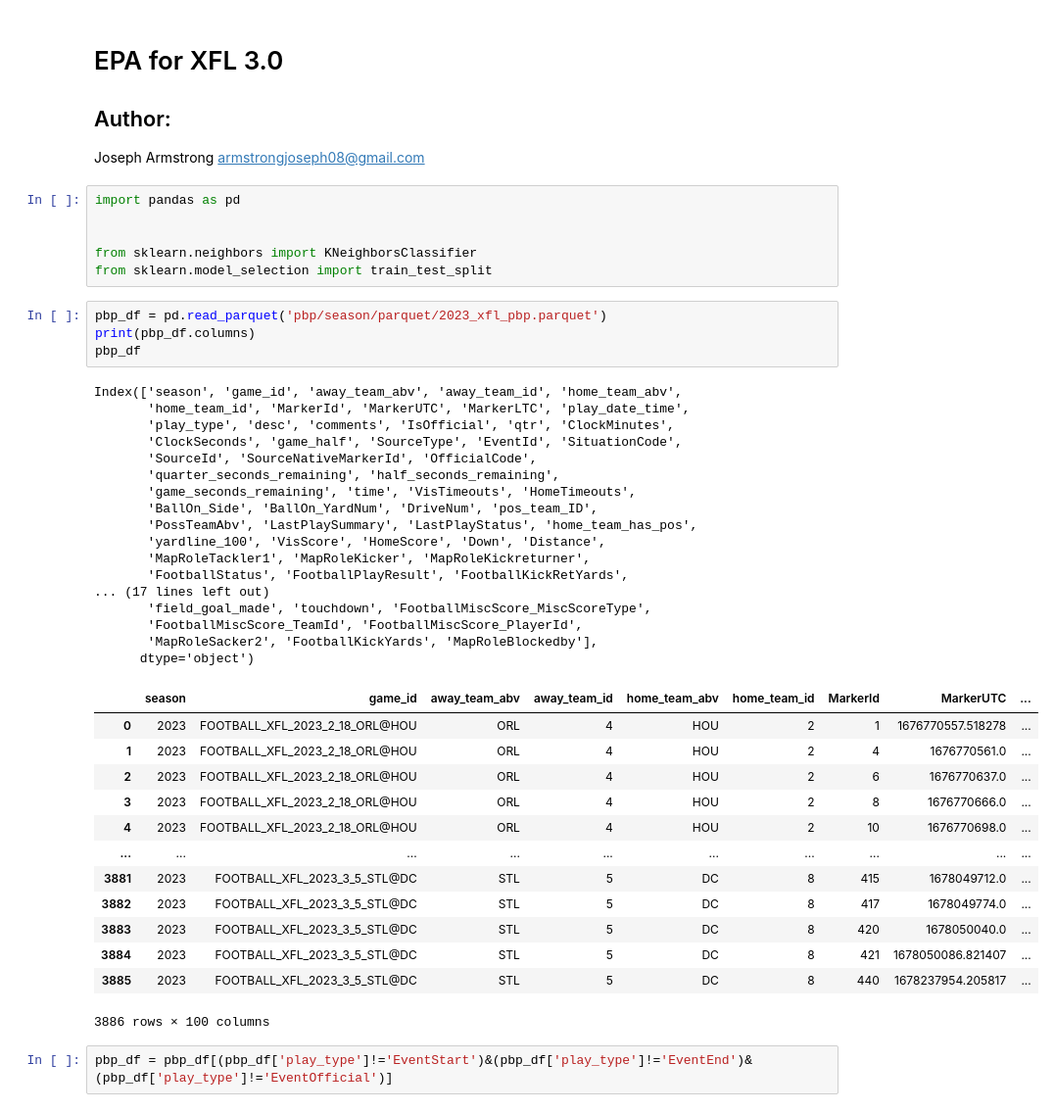
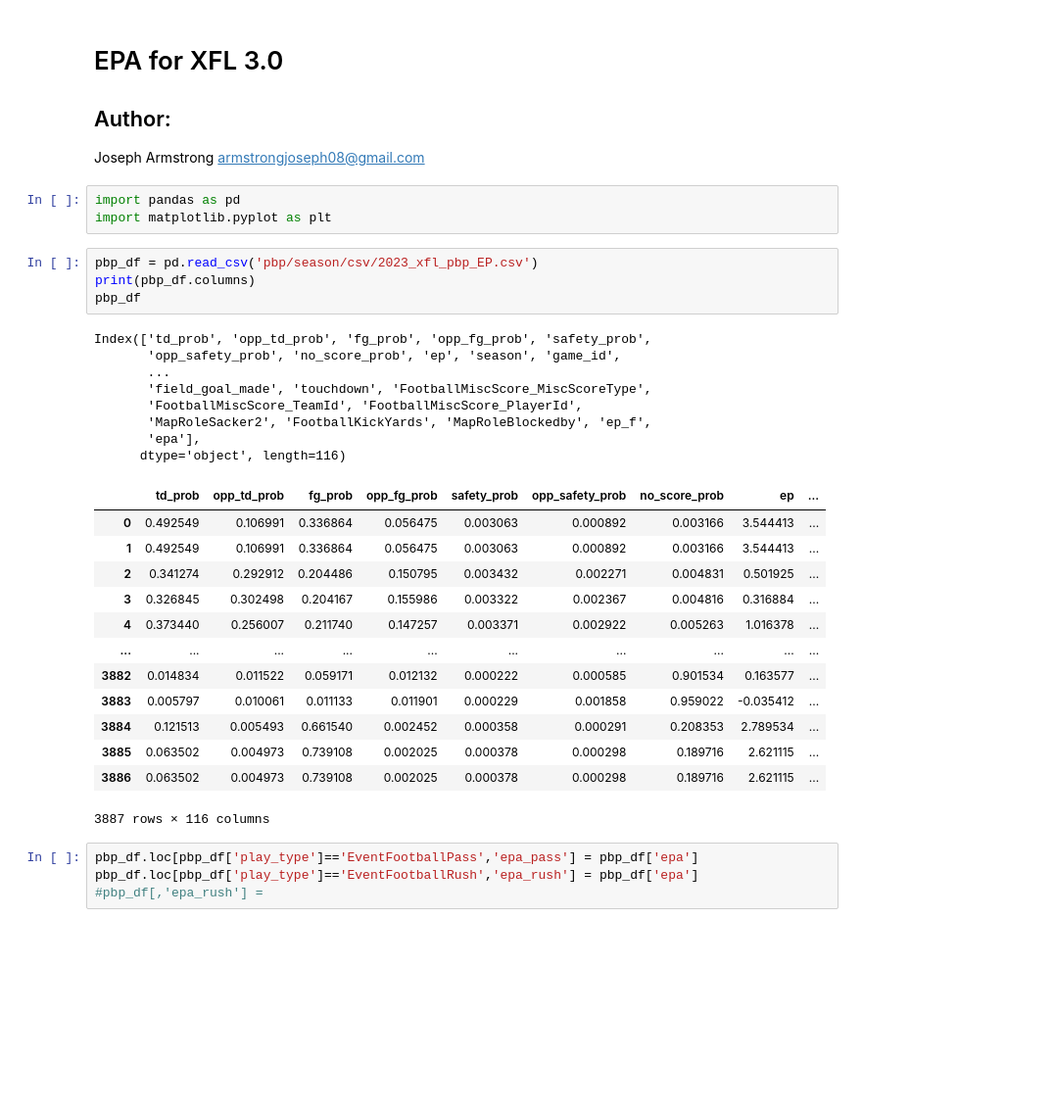
Before and after one commit to armstjc/xfl-2023-data-repository, a Jupyter notebook: epa.ipynb, the cells around one changed output. Shown: that part at 98% size. Cells and saved outputs as stored; diff of their text form; blank space fills up the shorter version.

```diff
--- a/epa.ipynb
+++ b/epa.ipynb
@@ -2,46 +2,36 @@
 # EPA for XFL 3.0
 ## Author:
 Joseph Armstrong armstrongjoseph08@gmail.com
-# %%
-import pandas as pd
-
-
-from sklearn.neighbors import KNeighborsClassifier
-from sklearn.model_selection import train_test_split
+# %%
+import pandas as pd
+import matplotlib.pyplot as plt
 # %%
-pbp_df = pd.read_parquet('pbp/season/parquet/2023_xfl_pbp.parquet')
+pbp_df = pd.read_csv('pbp/season/csv/2023_xfl_pbp_EP.csv')
 print(pbp_df.columns)
 pbp_df
 # %% [output]
-Index(['season', 'game_id', 'away_team_abv', 'away_team_id', 'home_team_abv',
-       'home_team_id', 'MarkerId', 'MarkerUTC', 'MarkerLTC', 'play_date_time',
-       'play_type', 'desc', 'comments', 'IsOfficial', 'qtr', 'ClockMinutes',
-       'ClockSeconds', 'game_half', 'SourceType', 'EventId', 'SituationCode',
-       'SourceId', 'SourceNativeMarkerId', 'OfficialCode',
-       'quarter_seconds_remaining', 'half_seconds_remaining',
-       'game_seconds_remaining', 'time', 'VisTimeouts', 'HomeTimeouts',
-       'BallOn_Side', 'BallOn_YardNum', 'DriveNum', 'pos_team_ID',
-       'PossTeamAbv', 'LastPlaySummary', 'LastPlayStatus', 'home_team_has_pos',
-       'yardline_100', 'VisScore', 'HomeScore', 'Down', 'Distance',
-       'MapRoleTackler1', 'MapRoleKicker', 'MapRoleKickreturner',
-       'FootballStatus', 'FootballPlayResult', 'FootballKickRetYards',
-... (17 lines left out)
+Index(['td_prob', 'opp_td_prob', 'fg_prob', 'opp_fg_prob', 'safety_prob',
+       'opp_safety_prob', 'no_score_prob', 'ep', 'season', 'game_id',
+       ...
        'field_goal_made', 'touchdown', 'FootballMiscScore_MiscScoreType',
        'FootballMiscScore_TeamId', 'FootballMiscScore_PlayerId',
-       'MapRoleSacker2', 'FootballKickYards', 'MapRoleBlockedby'],
-      dtype='object')
+       'MapRoleSacker2', 'FootballKickYards', 'MapRoleBlockedby', 'ep_f',
+       'epa'],
+      dtype='object', length=116)
-|  | season | game_id | away_team_abv | away_team_id | home_team_abv | home_team_id | MarkerId | MarkerUTC | ... |
-| 0 | 2023 | FOOTBALL_XFL_2023_2_18_ORL@HOU | ORL | 4 | HOU | 2 | 1 | 1676770557.518278 | ... |
-| 1 | 2023 | FOOTBALL_XFL_2023_2_18_ORL@HOU | ORL | 4 | HOU | 2 | 4 | 1676770561.0 | ... |
-| 2 | 2023 | FOOTBALL_XFL_2023_2_18_ORL@HOU | ORL | 4 | HOU | 2 | 6 | 1676770637.0 | ... |
-| 3 | 2023 | FOOTBALL_XFL_2023_2_18_ORL@HOU | ORL | 4 | HOU | 2 | 8 | 1676770666.0 | ... |
-| 4 | 2023 | FOOTBALL_XFL_2023_2_18_ORL@HOU | ORL | 4 | HOU | 2 | 10 | 1676770698.0 | ... |
+|  | td_prob | opp_td_prob | fg_prob | opp_fg_prob | safety_prob | opp_safety_prob | no_score_prob | ep | ... |
+| 0 | 0.492549 | 0.106991 | 0.336864 | 0.056475 | 0.003063 | 0.000892 | 0.003166 | 3.544413 | ... |
+| 1 | 0.492549 | 0.106991 | 0.336864 | 0.056475 | 0.003063 | 0.000892 | 0.003166 | 3.544413 | ... |
+| 2 | 0.341274 | 0.292912 | 0.204486 | 0.150795 | 0.003432 | 0.002271 | 0.004831 | 0.501925 | ... |
+| 3 | 0.326845 | 0.302498 | 0.204167 | 0.155986 | 0.003322 | 0.002367 | 0.004816 | 0.316884 | ... |
+| 4 | 0.373440 | 0.256007 | 0.211740 | 0.147257 | 0.003371 | 0.002922 | 0.005263 | 1.016378 | ... |
 | ... | ... | ... | ... | ... | ... | ... | ... | ... | ... |
-| 3881 | 2023 | FOOTBALL_XFL_2023_3_5_STL@DC | STL | 5 | DC | 8 | 415 | 1678049712.0 | ... |
-| 3882 | 2023 | FOOTBALL_XFL_2023_3_5_STL@DC | STL | 5 | DC | 8 | 417 | 1678049774.0 | ... |
-| 3883 | 2023 | FOOTBALL_XFL_2023_3_5_STL@DC | STL | 5 | DC | 8 | 420 | 1678050040.0 | ... |
-| 3884 | 2023 | FOOTBALL_XFL_2023_3_5_STL@DC | STL | 5 | DC | 8 | 421 | 1678050086.821407 | ... |
-| 3885 | 2023 | FOOTBALL_XFL_2023_3_5_STL@DC | STL | 5 | DC | 8 | 440 | 1678237954.205817 | ... |
+| 3882 | 0.014834 | 0.011522 | 0.059171 | 0.012132 | 0.000222 | 0.000585 | 0.901534 | 0.163577 | ... |
+| 3883 | 0.005797 | 0.010061 | 0.011133 | 0.011901 | 0.000229 | 0.001858 | 0.959022 | -0.035412 | ... |
+| 3884 | 0.121513 | 0.005493 | 0.661540 | 0.002452 | 0.000358 | 0.000291 | 0.208353 | 2.789534 | ... |
+| 3885 | 0.063502 | 0.004973 | 0.739108 | 0.002025 | 0.000378 | 0.000298 | 0.189716 | 2.621115 | ... |
+| 3886 | 0.063502 | 0.004973 | 0.739108 | 0.002025 | 0.000378 | 0.000298 | 0.189716 | 2.621115 | ... |
-3886 rows × 100 columns
+3887 rows × 116 columns
-# %%
-pbp_df = pbp_df[(pbp_df['play_type']!='EventStart')&(pbp_df['play_type']!='EventEnd')&(pbp_df['play_type']!='EventOfficial')]
+# %%
+pbp_df.loc[pbp_df['play_type']=='EventFootballPass','epa_pass'] = pbp_df['epa']
+pbp_df.loc[pbp_df['play_type']=='EventFootballRush','epa_rush'] = pbp_df['epa']
+#pbp_df[,'epa_rush'] =
```
Also changed, not shown: parts of 1 cell of this notebook, 56 other files.
